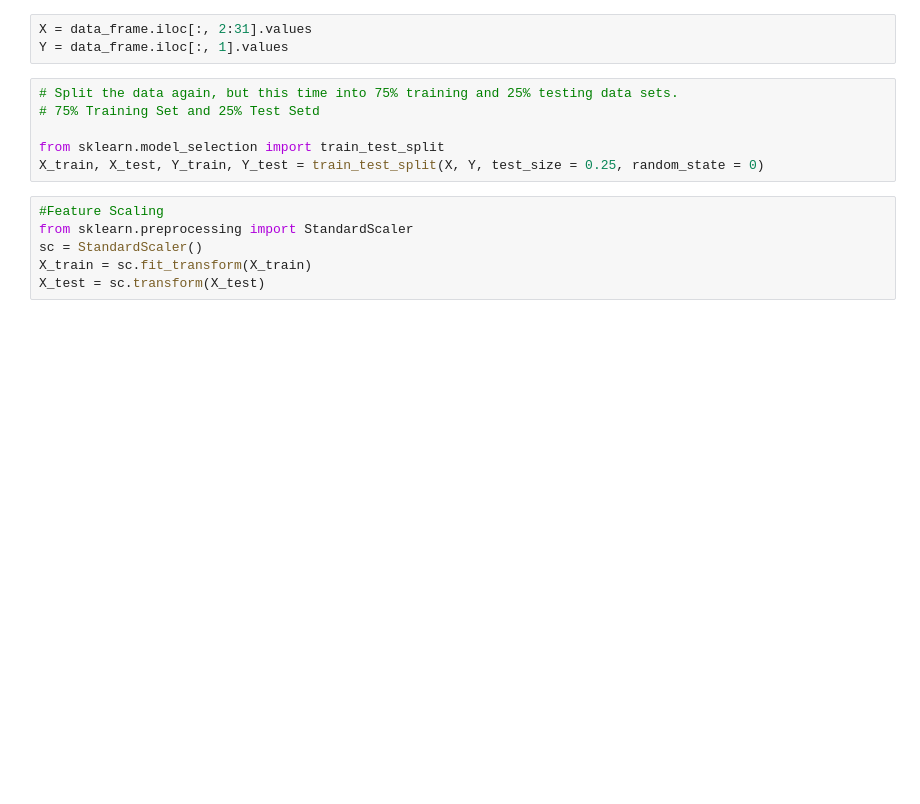
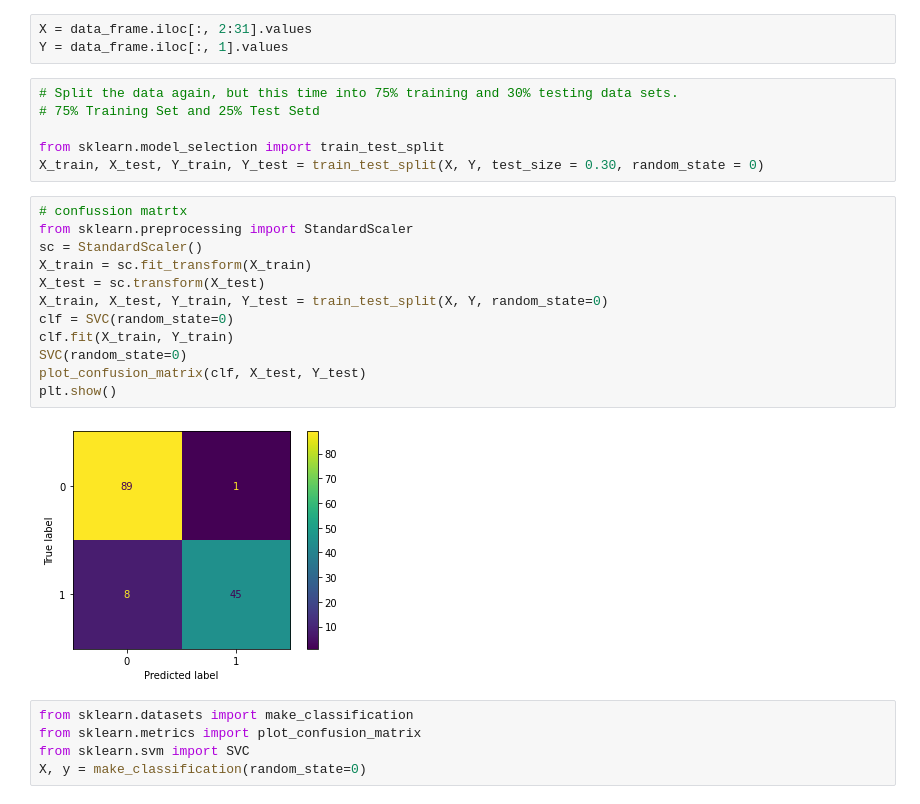
Before and after one commit to trojan782/Breast_Cancer_Prediction, a Jupyter notebook: Untitled0.ipynb, the cells around one changed output. Drawn from its saved outputs; the diff is of its cells as text; blank space fills up the shorter version.

```diff
--- a/Untitled0.ipynb
+++ b/Untitled0.ipynb
@@ -128,17 +143,30 @@ sns.heatmap(data_frame.corr(), annot=True, fmt='.0%')
 X = data_frame.iloc[:, 2:31].values
 Y = data_frame.iloc[:, 1].values
 # %%
-# Split the data again, but this time into 75% training and 25% testing data sets.
+# Split the data again, but this time into 75% training and 30% testing data sets.
 # 75% Training Set and 25% Test Setd
 
 from sklearn.model_selection import train_test_split
-X_train, X_test, Y_train, Y_test = train_test_split(X, Y, test_size = 0.25, random_state = 0)
+X_train, X_test, Y_train, Y_test = train_test_split(X, Y, test_size = 0.30, random_state = 0)
 # %%
-#Feature Scaling
+# confussion matrtx
 from sklearn.preprocessing import StandardScaler
 sc = StandardScaler()
 X_train = sc.fit_transform(X_train)
 X_test = sc.transform(X_test)
+X_train, X_test, Y_train, Y_test = train_test_split(X, Y, random_state=0)
+clf = SVC(random_state=0)
+clf.fit(X_train, Y_train)
+SVC(random_state=0)
+plot_confusion_matrix(clf, X_test, Y_test)
+plt.show()
+# %% [output]
+[figure, added]
+# %%
+from sklearn.datasets import make_classification
+from sklearn.metrics import plot_confusion_matrix
+from sklearn.svm import SVC
+X, y = make_classification(random_state=0)
 # %%
 def models(X_train, Y_train):
 # Using SVC method of svm class to use Support Vector Machine Algorithm
```
Also changed, not shown: parts of 7 cells of this notebook.
